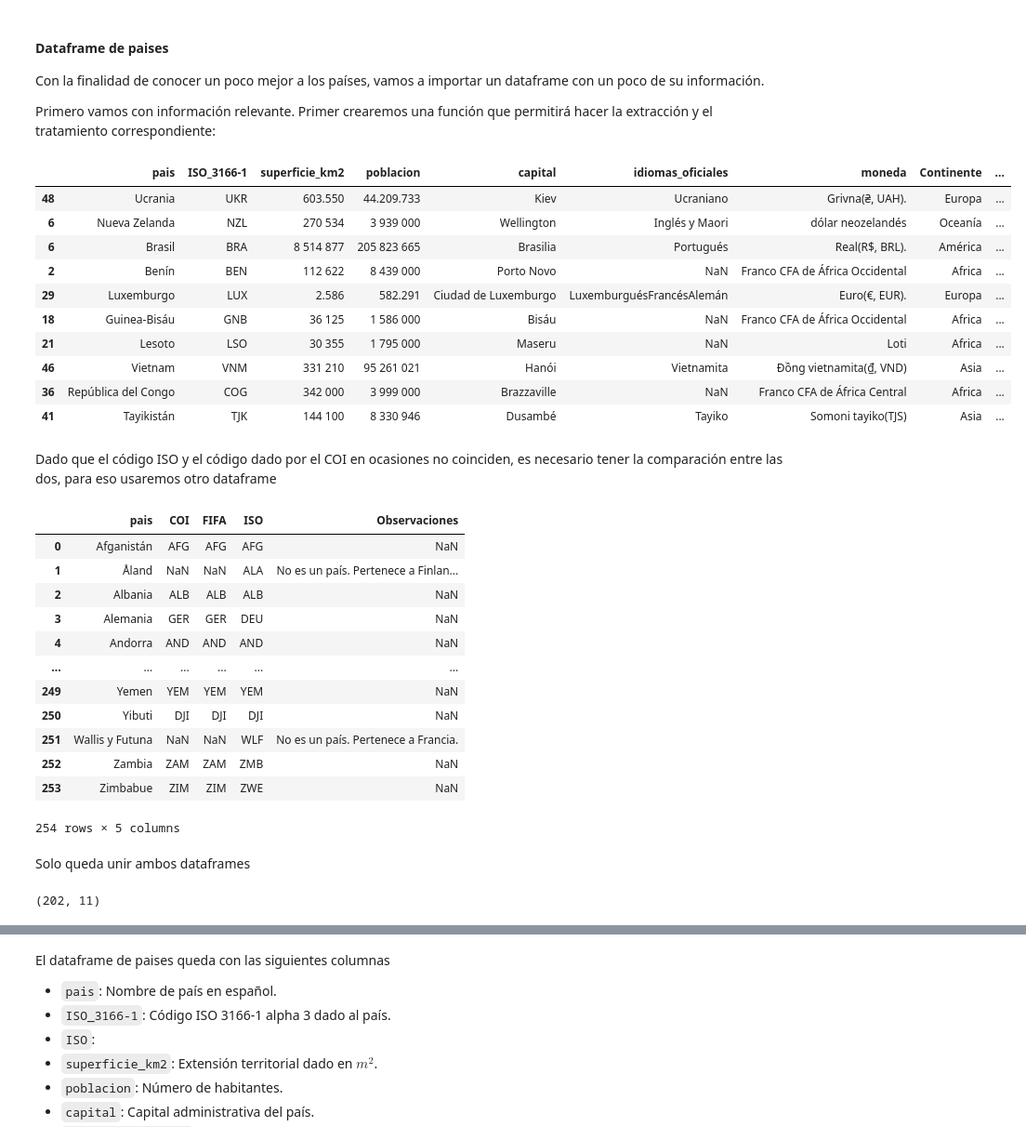
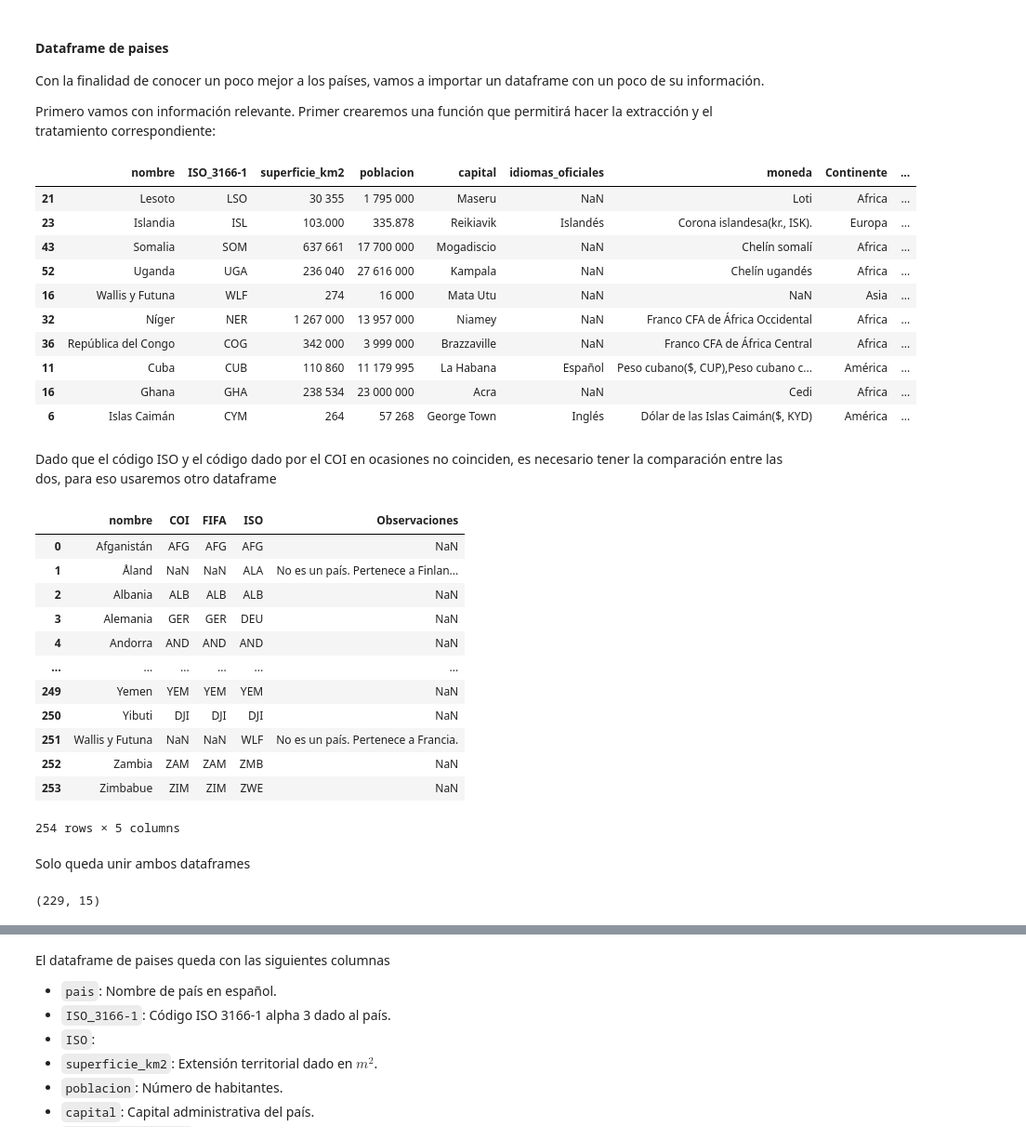
Before and after one commit to leodan52/OlympicMedalsByCountry, a Jupyter notebook: tratamiento_de_datos.ipynb, the cells around one changed output, grey strips where cells are left out. Shown at 93% size. Drawn from its saved outputs; the diff is of its cells as text; code cells hidden in the pictures.

Commit message:
Tratamiento de datos: considerando estados dependientes o con poco reconocimiento

```diff
--- a/tratamiento_de_datos.ipynb
+++ b/tratamiento_de_datos.ipynb
@@ -63,8 +63,8 @@ def tratamiento_columnas(dataframe):
 			col = col.replace("iso", "ISO")
 		elif "idh" in col:
 			col = col.upper()
-		elif col == "nombre_oficial":
-			col = "pais"
+		elif col in ["nombre_oficial", "pais", "dependencia", "region_ultraperiferica", "region"]:
+			col = "nombre"
 
 		new_columns.append(col)
 
@@ -162,10 +162,17 @@ def titulos_tratamiento(string):
 def data_frame_paises():
 	mapping = {
 		"Alemania" : "Europa",
+		"Kosovo" : "Europa", # Estados con reconocimiento limitado
 		"China" : "Asia",
+		"Israel" : "Asia",  # Estados con reconocimiento limitado
+		"Isla de Navidad" : "Asia", # Territorios dependientes
+		"Macao": "Asia", # Regiones administrativas especiales de la República Popular de China
 		"Angola" : "Africa",
 		"Chile" : "América",
-		"Australia" : "Oceanía"
+		"Anguila" : "América", # Territorios dependientes
+		"Guadalupe" : "América", # Países americanos integrados en estados no americanos
+		"Australia" : "Oceanía",
+		"Guam" : "Oceanía" # Territorios dependientes
 	}
 
 	df_continents = pd.read_html(url_paises)
@@ -176,15 +183,16 @@ def data_frame_paises():
 
 	for tb in df_tratados:
 		try:
-			map_country = list(filter(lambda x: validar_continente(x, tb["pais"]), mapping.keys()))[0]
-		except (KeyError, IndexError):
+			map_country = list(filter(lambda x: validar_continente(x, tb["nombre"]), mapping.keys()))[0]
+		except (KeyError, IndexError) as e:
+			#print(e)
 			continue
 
 		tb["Continente"] = mapping[map_country]
 		tablas.append(tb.copy())
 
 	df_countries = pd.concat(tablas, axis=0)
-	df_countries["pais"] = df_countries["pais"].map(titulos_tratamiento)
+	df_countries["nombre"] = df_countries["nombre"].map(titulos_tratamiento)
 
 	return df_countries
 
@@ -206,10 +214,11 @@ def extraer_codigo_iso(series):
 	}
 
 	if isinstance(series["ISO_3166-1"], str):
-		return series["ISO_3166-1"]
+		if len(series["ISO_3166-1"]) == 3:
+			return series["ISO_3166-1"]
 
 	t = Translator()
-	pais_ = series.pais
+	pais_ = series.nombre
 
 	pais_ingles = t.translate(pais_, src="es", dest="en")
 	countryinfo = CountryInfo(pais_ingles.text)
@@ -217,41 +226,43 @@ def extraer_codigo_iso(series):
 	try:
 		return countryinfo.iso(3)
 	except KeyError:
-		countryinfo = CountryInfo(traducidos[pais_])
 		try:
+			countryinfo = CountryInfo(traducidos[pais_])
 			return countryinfo.iso(3)
 		except KeyError:
+			#print(f"No se pudo obtener código ISO de {pais_}")
 			return np.nan
 # %%
 df_countries = data_frame_paises()
 df_countries = df_countries.dropna(axis=1, how="all")
 df_countries = df_countries.rename(columns={"codigo_ISO_3166-1" : "ISO_3166-1"})
 df_countries["ISO_3166-1"] = df_countries.apply(extraer_codigo_iso, axis=1)
+df_countries[df_countries["ISO_3166-1"].isna()].to_csv(os.path.join(data_path, "info_countries_ISO_nan.csv"), index=False, encoding="utf-8")
 df_countries = df_countries.dropna(subset="ISO_3166-1")
 df_countries.sample(10)
 # %% [output]
-|  | pais | ISO_3166-1 | superficie_km2 | poblacion | capital | idiomas_oficiales | moneda | Continente | ... |
-| 48 | Ucrania | UKR | 603.550 | 44.209.733 | Kiev | Ucraniano | Grivna(₴, UAH). | Europa | ... |
-| 6 | Nueva Zelanda | NZL | 270 534 | 3 939 000 | Wellington | Inglés y Maori | dólar neozelandés | Oceanía | ... |
-| 6 | Brasil | BRA | 8 514 877 | 205 823 665 | Brasilia | Portugués | Real(R$, BRL). | América | ... |
-| 2 | Benín | BEN | 112 622 | 8 439 000 | Porto Novo | NaN | Franco CFA de África Occidental | Africa | ... |
-| 29 | Luxemburgo | LUX | 2.586 | 582.291 | Ciudad de Luxemburgo | LuxemburguésFrancésAlemán | Euro(€, EUR). | Europa | ... |
-| 18 | Guinea-Bisáu | GNB | 36 125 | 1 586 000 | Bisáu | NaN | Franco CFA de África Occidental | Africa | ... |
+|  | nombre | ISO_3166-1 | superficie_km2 | poblacion | capital | idiomas_oficiales | moneda | Continente | ... |
 | 21 | Lesoto | LSO | 30 355 | 1 795 000 | Maseru | NaN | Loti | Africa | ... |
-| 46 | Vietnam | VNM | 331 210 | 95 261 021 | Hanói | Vietnamita | Đồng vietnamita(₫, VND) | Asia | ... |
+| 23 | Islandia | ISL | 103.000 | 335.878 | Reikiavik | Islandés | Corona islandesa(kr., ISK). | Europa | ... |
+| 43 | Somalia | SOM | 637 661 | 17 700 000 | Mogadiscio | NaN | Chelín somalí | Africa | ... |
+| 52 | Uganda | UGA | 236 040 | 27 616 000 | Kampala | NaN | Chelín ugandés | Africa | ... |
+| 16 | Wallis y Futuna | WLF | 274 | 16 000 | Mata Utu | NaN | NaN | Asia | ... |
+| 32 | Níger | NER | 1 267 000 | 13 957 000 | Niamey | NaN | Franco CFA de África Occidental | Africa | ... |
 | 36 | República del Congo | COG | 342 000 | 3 999 000 | Brazzaville | NaN | Franco CFA de África Central | Africa | ... |
-| 41 | Tayikistán | TJK | 144 100 | 8 330 946 | Dusambé | Tayiko | Somoni tayiko(TJS) | Asia | ... |
+| 11 | Cuba | CUB | 110 860 | 11 179 995 | La Habana | Español | Peso cubano($, CUP),Peso cubano c... | América | ... |
+| 16 | Ghana | GHA | 238 534 | 23 000 000 | Acra | NaN | Cedi | Africa | ... |
+| 6 | Islas Caimán | CYM | 264 | 57 268 | George Town | Inglés | Dólar de las Islas Caimán($, KYD) | América | ... |
 # %% [markdown]
 Dado que el código ISO y el código dado por el COI en ocasiones no coinciden, es necesario tener la comparación entre las dos, para eso usaremos otro dataframe
 # %%
 df_codigos = pd.read_html(url_codigos)[1]
 df_codigos.columns = [
-	"pais", "COI", "FIFA", "ISO", "Observaciones"
+	"nombre", "COI", "FIFA", "ISO", "Observaciones"
 ]
 df_codigos["ISO"] = df_codigos["ISO"].dropna()
 df_codigos
 # %% [output]
-|  | pais | COI | FIFA | ISO | Observaciones |
+|  | nombre | COI | FIFA | ISO | Observaciones |
 | 0 | Afganistán | AFG | AFG | AFG | NaN |
 | 1 | Åland | NaN | NaN | ALA | No es un país. Pertenece a Finlan... |
 | 2 | Albania | ALB | ALB | ALB | NaN |
@@ -269,6 +280,6 @@ Solo queda unir ambos dataframes
 # %%
 df_countries.shape
 # %% [output]
-(202, 11)
+(229, 15)
 # %%
 df_countries = pd.merge(df_countries, df_codigos[["COI", "FIFA", "ISO"]], how="left", left_on="ISO_3166-1", right_on="ISO").drop(columns=["ISO"])
```
Also changed, not shown: parts of 10 cells of this notebook, 3 other files.
